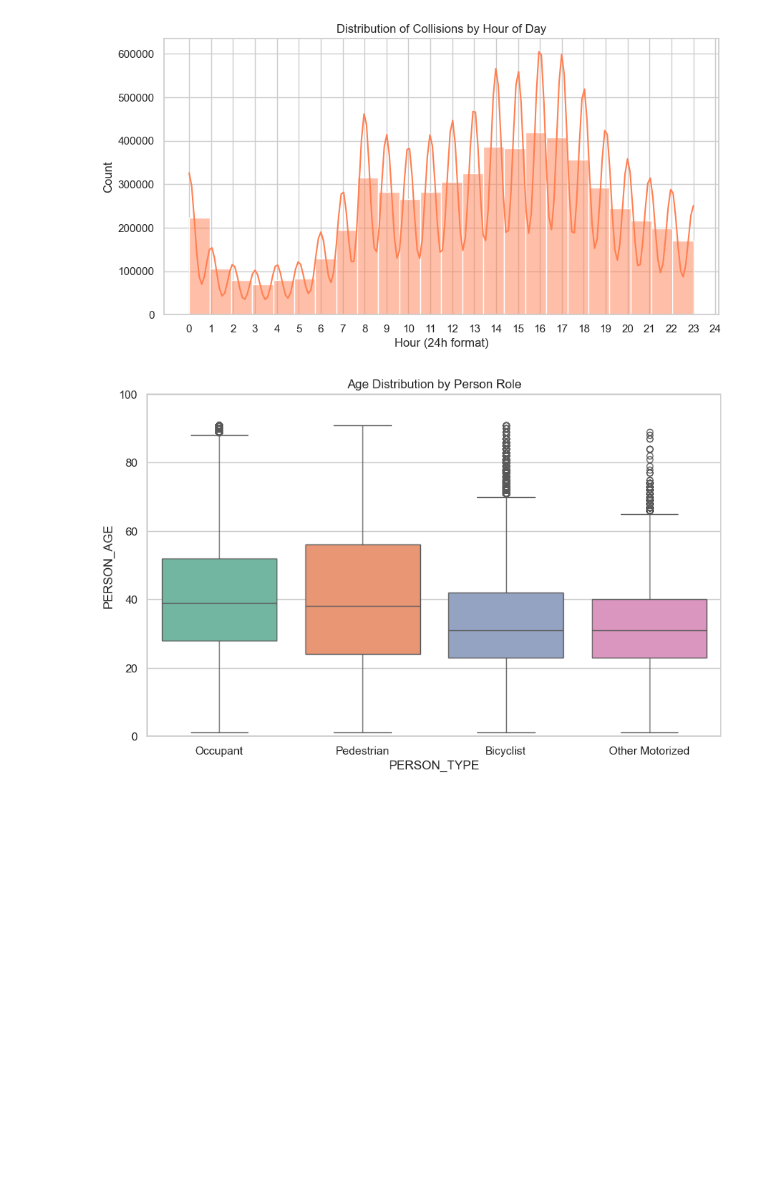
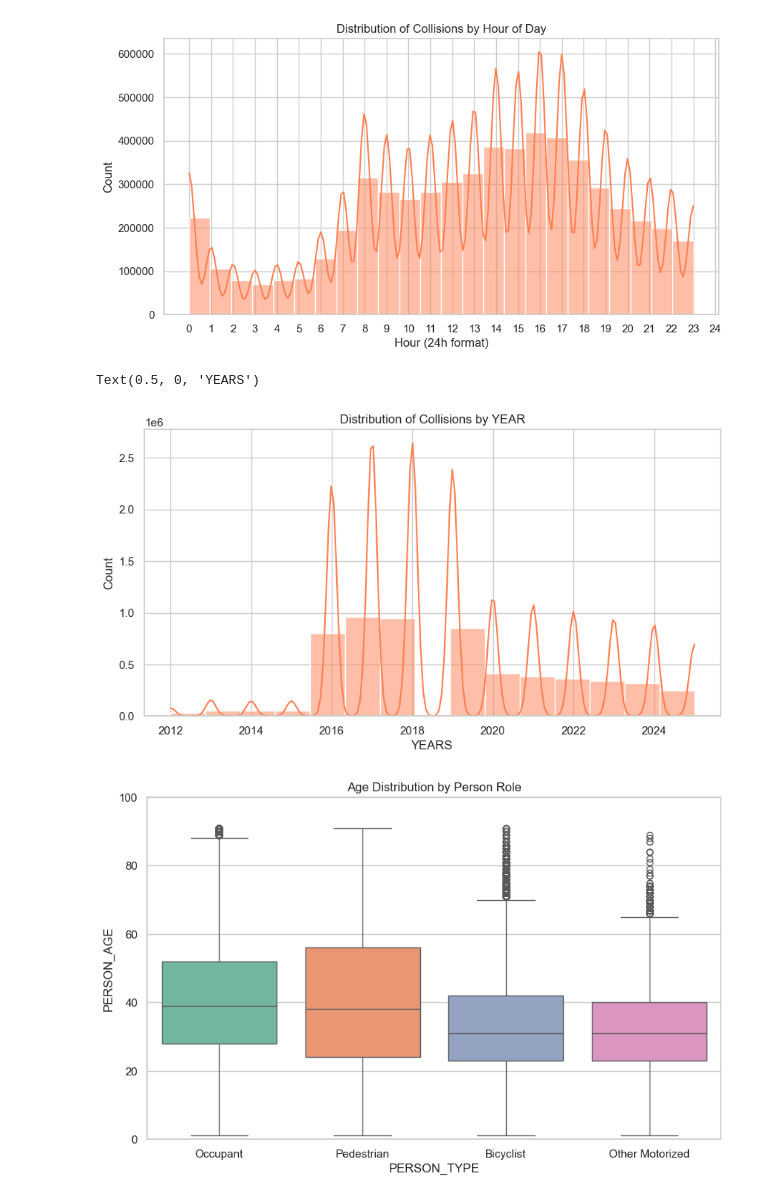
Before and after one commit to AmrKhaled05/NYC-Collisions-Interactive-Visualization, a Jupyter notebook: Collisions_Person_Visualizations.ipynb, the cells around one changed output. Drawn from its saved outputs; the diff is of its cells as text; code cells hidden in the pictures; blank space fills up the shorter version.

```diff
--- a/Collisions_Person_Visualizations.ipynb
+++ b/Collisions_Person_Visualizations.ipynb
@@ -92,6 +92,17 @@ plt.xticks(range(0, 25))
 plt.show()
 # %% [output]
 [figure]
+# %%
+# Extract the year
+df['YEAR'] = df['CRASH_DATETIME'].dt.year
+
+plt.figure(figsize=(10, 5))
+sns.histplot(data=df, x='YEAR', bins=15, kde=True, color='coral')
+plt.title("Distribution of Collisions by YEAR")
+plt.xlabel("YEARS")
+# %% [output]
+Text(0.5, 0, 'YEARS')
+[figure, added]
 # %%
 plt.figure(figsize=(10, 6))
 sns.boxplot(data=df, x='PERSON_TYPE', y='PERSON_AGE', palette="Set2")
```
Also changed, not shown: parts of 2 cells of this notebook.
